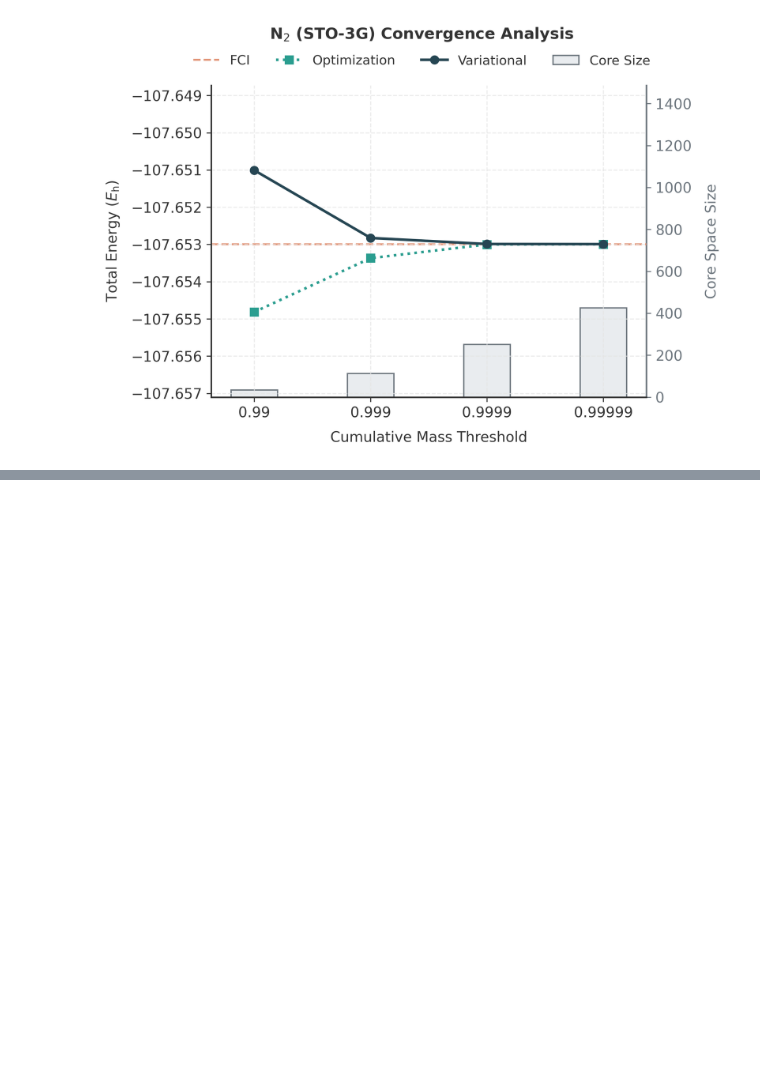
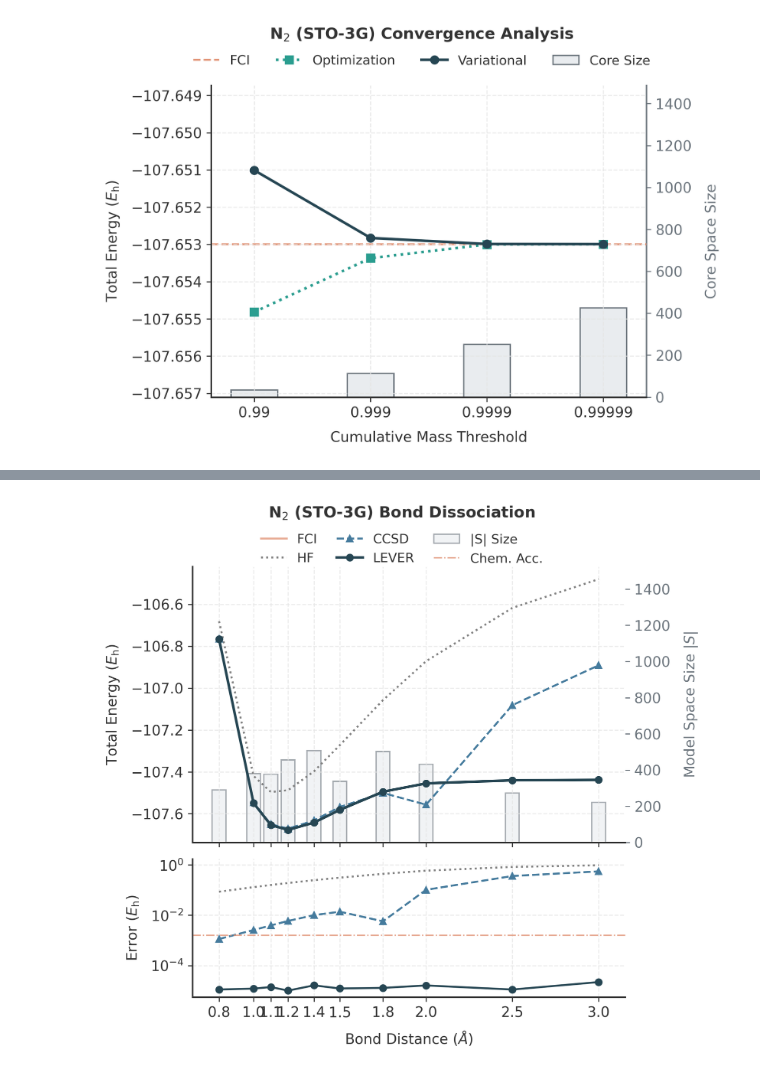
Before and after one commit to wsmxcz/DetNQS, a Jupyter notebook: examples/experiments.ipynb, the cells around one changed output, grey strips where cells are left out. Drawn from its saved outputs; the diff is of its cells as text; code cells hidden in the pictures; blank space fills up the shorter version.

```diff
--- a/examples/experiments.ipynb
+++ b/examples/experiments.ipynb
@@ -355,0 +276,77 @@ Computing FCI reference (14400 determinants)...
+# %%
+"""
+Experiment 3: N2 Bond Dissociation PES.
+Panel 1: Absolute energies and Model Space Size.
+Panel 2: Log-scale error relative to FCI baseline.
+"""
+
+CSV_PATH = Path("scan_results.csv")
+
+def plot_pes_scan(csv_path: Path):
+    if not csv_path.exists():
+        print(f"Skipping PES plot: {csv_path} not found.")
+        return
+
+    df = pd.read_csv(csv_path).sort_values("dist")
+
+    # Setup: 2 panels, shared X
+    fig, (ax1, ax2) = plt.subplots(2, 1, figsize=(6, 6), sharex=True,
+                                   gridspec_kw={'height_ratios': [2, 1]})
+    plt.subplots_adjust(hspace=0.08, top=0.88)
+
+    # --- Panel 1: Energies & Space Size ---
+
+    # Background Bars (Right Axis)
+    ax1_r = ax1.twinx()
+    bars = ax1_r.bar(df['dist'], df['n_s'], color=PALETTE['bar_fill'],
+                     edgecolor=PALETTE['bar_edge'], width=0.08,
+                     label="|S| Size", zorder=0, alpha=0.6)
+
+    ax1_r.set_ylabel("Model Space Size $|S|$", color=PALETTE['bar_edge'], labelpad=10)
+    ax1_r.tick_params(axis='y', colors=PALETTE['bar_edge'])
+    ax1_r.spines['right'].set_color(PALETTE['bar_edge'])
+    ax1_r.set_ylim(0, df['n_s'].max() * 3.0)
+
+    # Foreground Lines (Left Axis)
+    ax1.set_zorder(ax1_r.get_zorder() + 1)
+    ax1.patch.set_visible(False)
+
+    l_hf, = ax1.plot(df['dist'], df['E_HF'], color='gray', linestyle=':',
+                     label="HF", linewidth=1.5)
+    l_ccsd, = ax1.plot(df['dist'], df['E_CCSD'], color=PALETTE['accent'],
+                       marker='^', markersize=5, linestyle='--', label="CCSD")
+    # FCI uses baseline color
+    l_fci, = ax1.plot(df['dist'], df['E_FCI'], color=PALETTE['baseline'], alpha=0.8,
+                      linestyle='-', linewidth=1.5, label="FCI (Ref)")
+    l_lev, = ax1.plot(df['dist'], df['E_LEVER'], color=PALETTE['primary'],
+                        marker='o', markersize=5, linestyle='-',
+                        linewidth=2, label="LEVER")
+
+    format_axis(ax1, ylabel=r"Total Energy ($E_{\mathrm{h}}$)")
+
+    # --- Panel 2: Errors (Log Scale) ---
+    err_hf = np.abs(df['E_HF'] - df['E_FCI'])
+    err_ccsd = np.abs(df['E_CCSD'] - df['E_FCI'])
+    err_lev = np.abs(df['E_LEVER'] - df['E_FCI'])
+
+    ax2.semilogy(df['dist'], err_hf, color='gray', linestyle=':', linewidth=1.5)
+    ax2.semilogy(df['dist'], err_ccsd, color=PALETTE['accent'], marker='^', markersize=5, linestyle='--')
+    ax2.semilogy(df['dist'], err_lev, color=PALETTE['primary'], marker='o', markersize=5, linestyle='-')
+
+    l_chem = ax2.axhline(1.6e-3, color=PALETTE['baseline'], linestyle='-.',
+                         linewidth=1, alpha=0.8, label="Chem. Acc.")
+
+    format_axis(ax2, xlabel=r"Bond Distance ($\AA$)", ylabel=r"Error ($E_{\mathrm{h}}$)", log_scale=True)
+    ax2.set_xticks(df['dist'])
+    ax2.set_xticklabels([f"{x:.1f}" for x in df['dist']])
+
+    # --- Legend ---
+    handles = [l_fci, l_hf, l_ccsd, l_lev, bars, l_chem]
+    labels = ["FCI", "HF", "CCSD", "LEVER", "|S| Size", "Chem. Acc."]
+    fig.legend(handles, labels, loc='upper center', bbox_to_anchor=(0.5, 0.96), ncol=3, columnspacing=1.5)
+    fig.suptitle(r"N$_2$ (STO-3G) Bond Dissociation", y=0.99, fontsize=12, weight='bold')
+    plt.show()
+
+plot_pes_scan(CSV_PATH)
+# %% [output]
+[figure, added]
```
Also changed, not shown: parts of 4 cells of this notebook, 55 other files.
